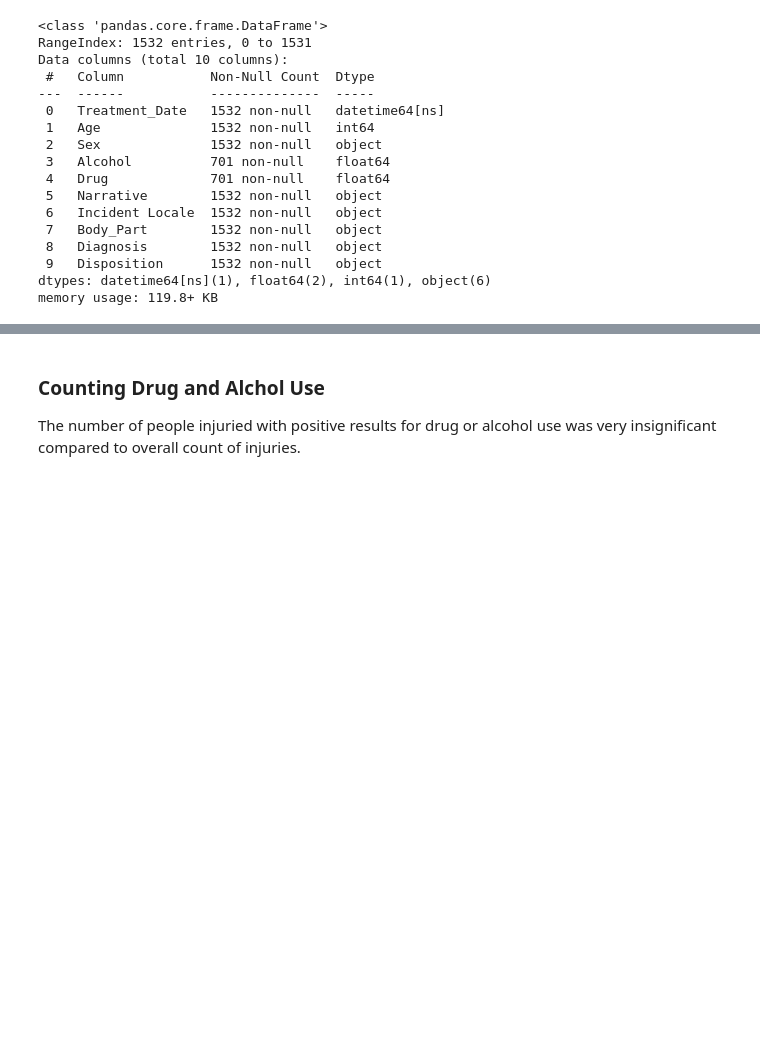
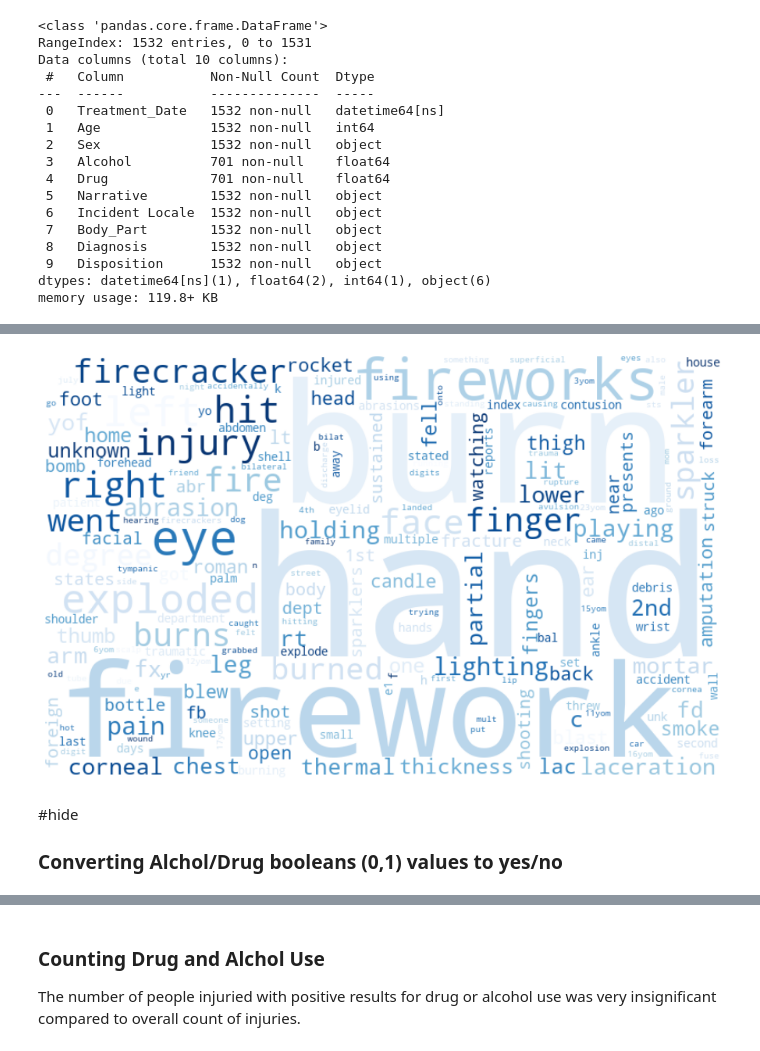
Before and after one commit to drusho/Analysis_of_US_Firework_Sales_and_Injuries, a Jupyter notebook: notebooks/Analysis_of_US_Firework_Sales_and_Injuries.ipynb, the cells around one changed output, grey strips where cells are left out. Saved outputs shown, nothing was run; the diff lists cells and outputs as text; code cells hidden in the pictures; blank space fills up the shorter version.

```diff
--- a/notebooks/Analysis_of_US_Firework_Sales_and_Injuries.ipynb
+++ b/notebooks/Analysis_of_US_Firework_Sales_and_Injuries.ipynb
@@ -114 +217,13 @@ memory usage: 119.8+ KB
+# %%
+#collapse
+#Wordcloud from Narrative column using hero
+
+hero.wordcloud(df_injury['clean_nar'], max_words=200,contour_color='',
+               background_color='white',colormap='Blues',
+               height = 500,width=800)
+# %% [output]
+[figure, added]
+# %% [markdown]
+#hide
+### Converting Alchol/Drug booleans (0,1) values to yes/no
 # %%
```
Also changed, not shown: parts of 113 cells of this notebook.
